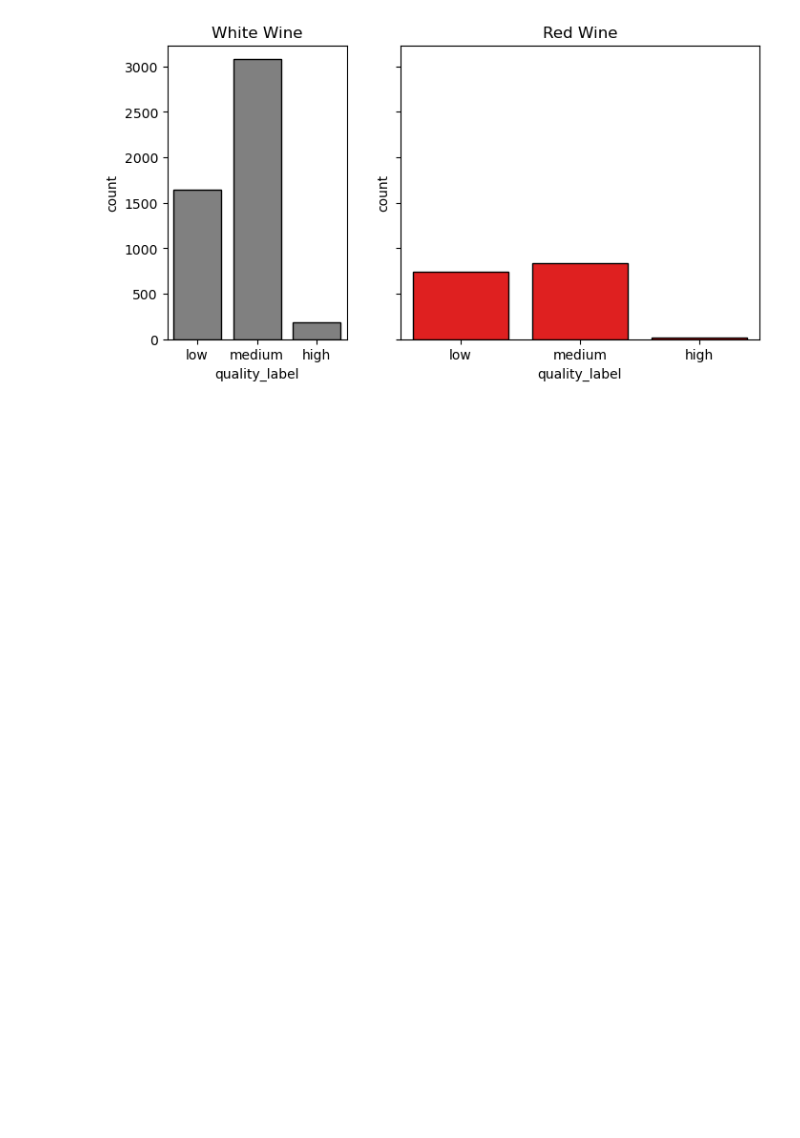
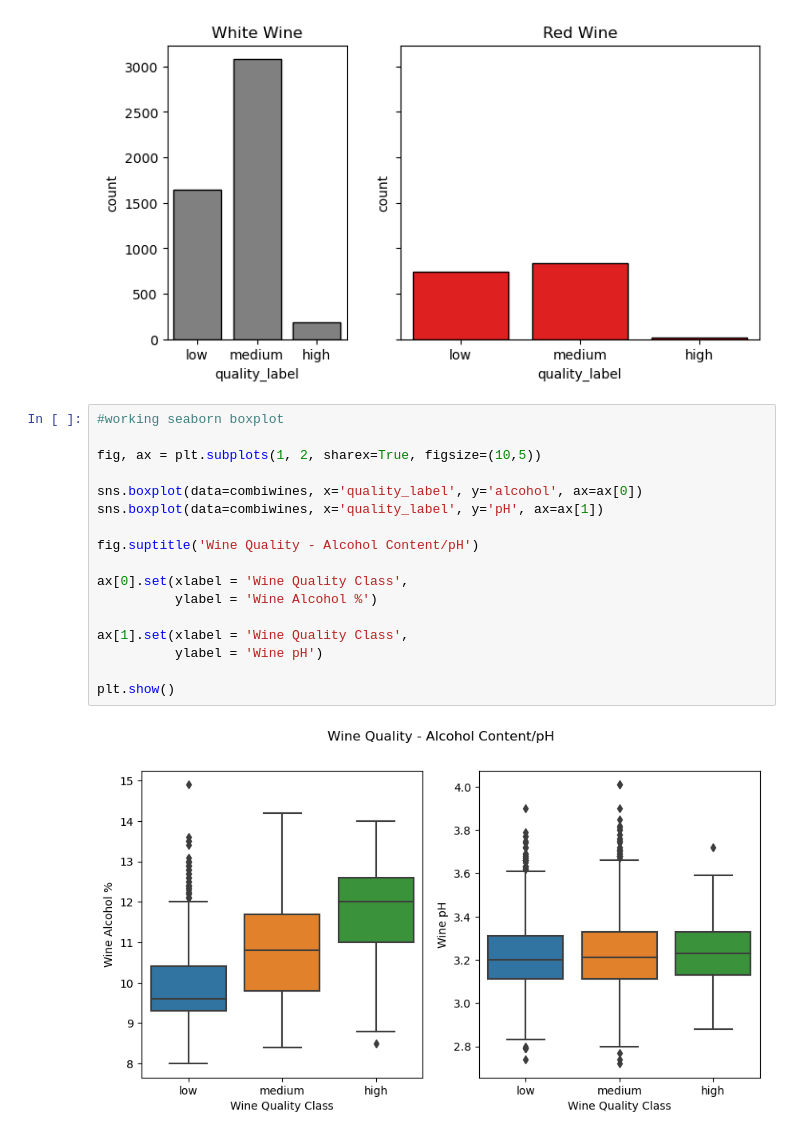
Before and after one commit to cdb8675309/Sprint-1-Nicer, a Jupyter notebook: P2_Sprint1_nicer.ipynb, the cells around one changed output. Drawn from its saved outputs; the diff is of its cells as text; blank space fills up the shorter version.

Commit message:
"pre meeting with mentor, seaborns working"

```diff
--- a/P2_Sprint1_nicer.ipynb
+++ b/P2_Sprint1_nicer.ipynb
@@ -392,3 +392,22 @@ ax[1].set_title('Red Wine')
 plt.show()
 # %% [output]
 [figure]
+# %%
+#working seaborn boxplot
+
+fig, ax = plt.subplots(1, 2, sharex=True, figsize=(10,5))
+
+sns.boxplot(data=combiwines, x='quality_label', y='alcohol', ax=ax[0])
+sns.boxplot(data=combiwines, x='quality_label', y='pH', ax=ax[1])
+
+fig.suptitle('Wine Quality - Alcohol Content/pH')
+
+ax[0].set(xlabel = 'Wine Quality Class',
+          ylabel = 'Wine Alcohol %')
+
+ax[1].set(xlabel = 'Wine Quality Class',
+          ylabel = 'Wine pH')
+
+plt.show()
+# %% [output]
+[figure, added]
```
Also changed, not shown: parts of 3 cells of this notebook.
